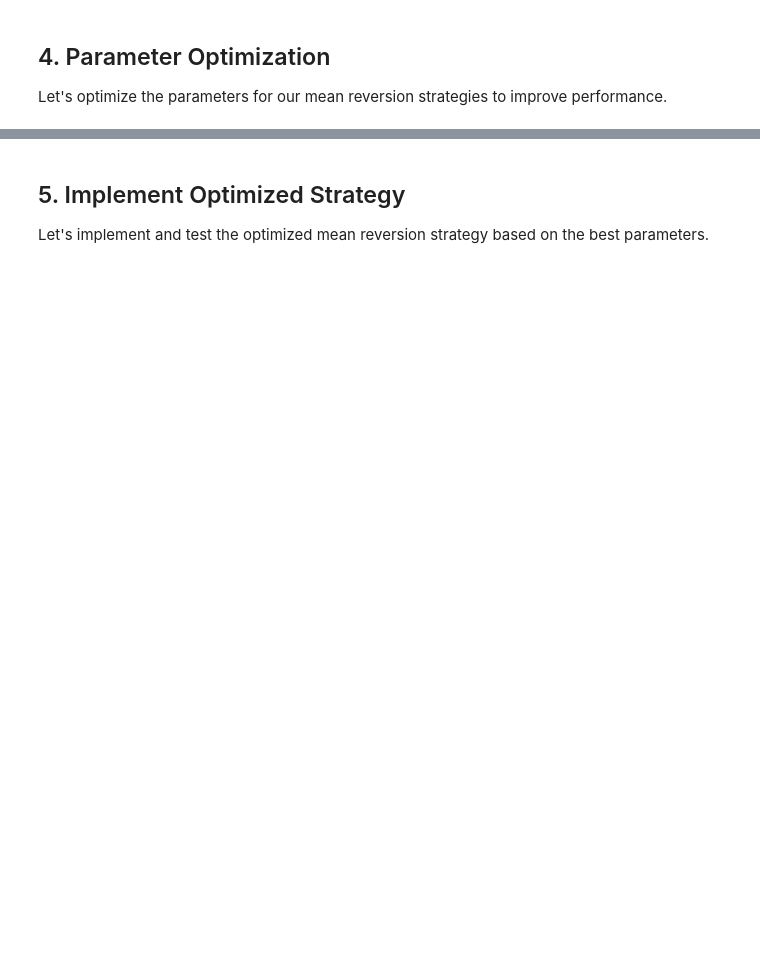
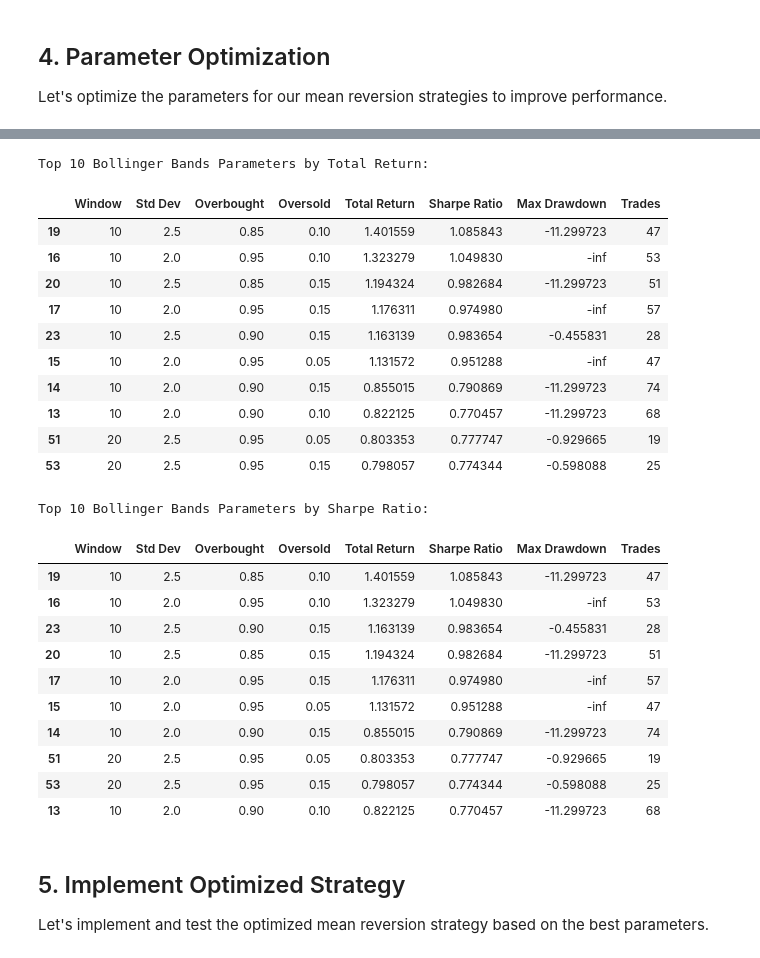
Before and after one commit to tomas-rampas/fin-math-quant-recipes, a Jupyter notebook: jupiters/06 Mean Reversion Strategy for S&P 500 Trading.ipynb, the cells around one changed output, grey strips where cells are left out. Drawn from its saved outputs; the diff is of its cells as text; code cells hidden in the pictures; blank space fills up the shorter version.

```diff
--- a/jupiters/06 Mean Reversion Strategy for S&P 500 Trading.ipynb
+++ b/jupiters/06 Mean Reversion Strategy for S&P 500 Trading.ipynb
@@ -746,26 +870,51 @@ def optimize_bollinger_strategy(prices, windows=range(10, 51, 10), num_stds=np.a
 # %%
 # Optimize Bollinger Bands strategy parameters (limited parameter range for brevity)
 bollinger_optimization = optimize_bollinger_strategy(
-    sp500['Close'],
+    sp500[('Close', '^GSPC')], # Use tuple indexing for MultiIndex columns
     windows=range(10, 31, 10),
     num_stds=[1.5, 2.0, 2.5],
     overbought_range=[0.85, 0.9, 0.95],
     oversold_range=[0.05, 0.1, 0.15]
 )
 
 # Sort by total return
 bollinger_optimization_return = bollinger_optimization.sort_values('Total Return', ascending=False).head(10)
 
 # Sort by Sharpe ratio
 bollinger_optimization_sharpe = bollinger_optimization.sort_values('Sharpe Ratio', ascending=False).head(10)
 
 # Display top parameters by return
 print("Top 10 Bollinger Bands Parameters by Total Return:")
 display(bollinger_optimization_return)
 
 # Display top parameters by Sharpe ratio
 print("\nTop 10 Bollinger Bands Parameters by Sharpe Ratio:")
 display(bollinger_optimization_sharpe)
+# %% [output]
+Top 10 Bollinger Bands Parameters by Total Return:
+|  | Window | Std Dev | Overbought | Oversold | Total Return | Sharpe Ratio | Max Drawdown | Trades |
+| 19 | 10 | 2.5 | 0.85 | 0.10 | 1.401559 | 1.085843 | -11.299723 | 47 |
+| 16 | 10 | 2.0 | 0.95 | 0.10 | 1.323279 | 1.049830 | -inf | 53 |
+| 20 | 10 | 2.5 | 0.85 | 0.15 | 1.194324 | 0.982684 | -11.299723 | 51 |
+| 17 | 10 | 2.0 | 0.95 | 0.15 | 1.176311 | 0.974980 | -inf | 57 |
+| 23 | 10 | 2.5 | 0.90 | 0.15 | 1.163139 | 0.983654 | -0.455831 | 28 |
+| 15 | 10 | 2.0 | 0.95 | 0.05 | 1.131572 | 0.951288 | -inf | 47 |
+| 14 | 10 | 2.0 | 0.90 | 0.15 | 0.855015 | 0.790869 | -11.299723 | 74 |
+| 13 | 10 | 2.0 | 0.90 | 0.10 | 0.822125 | 0.770457 | -11.299723 | 68 |
+| 51 | 20 | 2.5 | 0.95 | 0.05 | 0.803353 | 0.777747 | -0.929665 | 19 |
+| 53 | 20 | 2.5 | 0.95 | 0.15 | 0.798057 | 0.774344 | -0.598088 | 25 |
+Top 10 Bollinger Bands Parameters by Sharpe Ratio:
+|  | Window | Std Dev | Overbought | Oversold | Total Return | Sharpe Ratio | Max Drawdown | Trades |
+| 19 | 10 | 2.5 | 0.85 | 0.10 | 1.401559 | 1.085843 | -11.299723 | 47 |
+| 16 | 10 | 2.0 | 0.95 | 0.10 | 1.323279 | 1.049830 | -inf | 53 |
+| 23 | 10 | 2.5 | 0.90 | 0.15 | 1.163139 | 0.983654 | -0.455831 | 28 |
+| 20 | 10 | 2.5 | 0.85 | 0.15 | 1.194324 | 0.982684 | -11.299723 | 51 |
+| 17 | 10 | 2.0 | 0.95 | 0.15 | 1.176311 | 0.974980 | -inf | 57 |
+| 15 | 10 | 2.0 | 0.95 | 0.05 | 1.131572 | 0.951288 | -inf | 47 |
+| 14 | 10 | 2.0 | 0.90 | 0.15 | 0.855015 | 0.790869 | -11.299723 | 74 |
+| 51 | 20 | 2.5 | 0.95 | 0.05 | 0.803353 | 0.777747 | -0.929665 | 19 |
+| 53 | 20 | 2.5 | 0.95 | 0.15 | 0.798057 | 0.774344 | -0.598088 | 25 |
+| 13 | 10 | 2.0 | 0.90 | 0.10 | 0.822125 | 0.770457 | -11.299723 | 68 |
 # %% [markdown]
 ## 5. Implement Optimized Strategy
 
```
Also changed, not shown: parts of 25 cells of this notebook, 5 other files.
